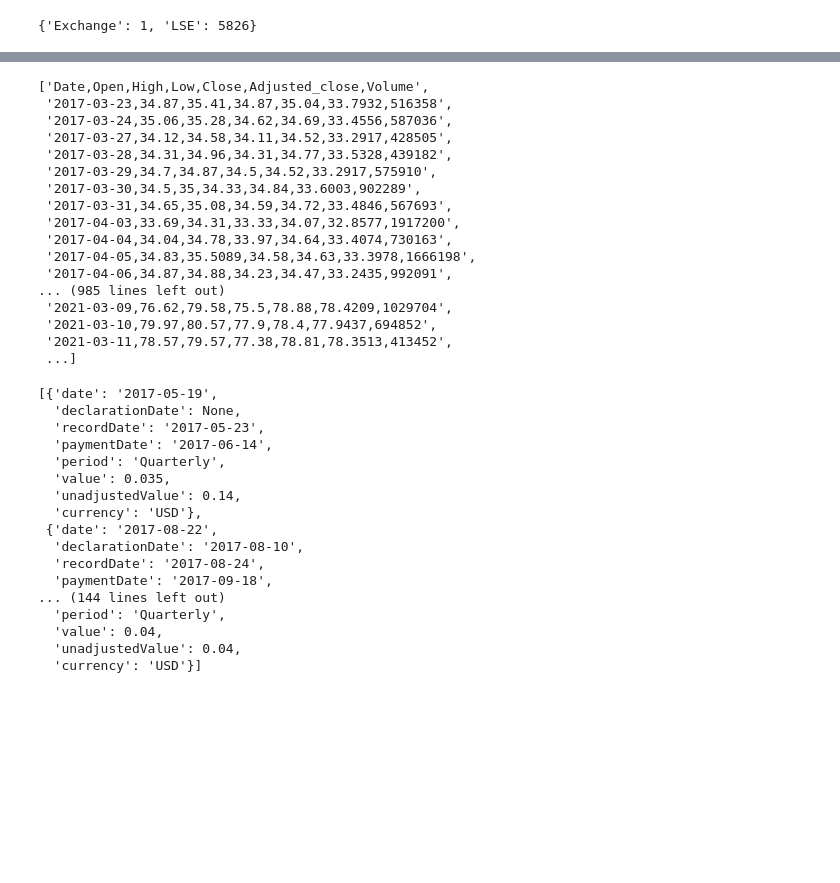
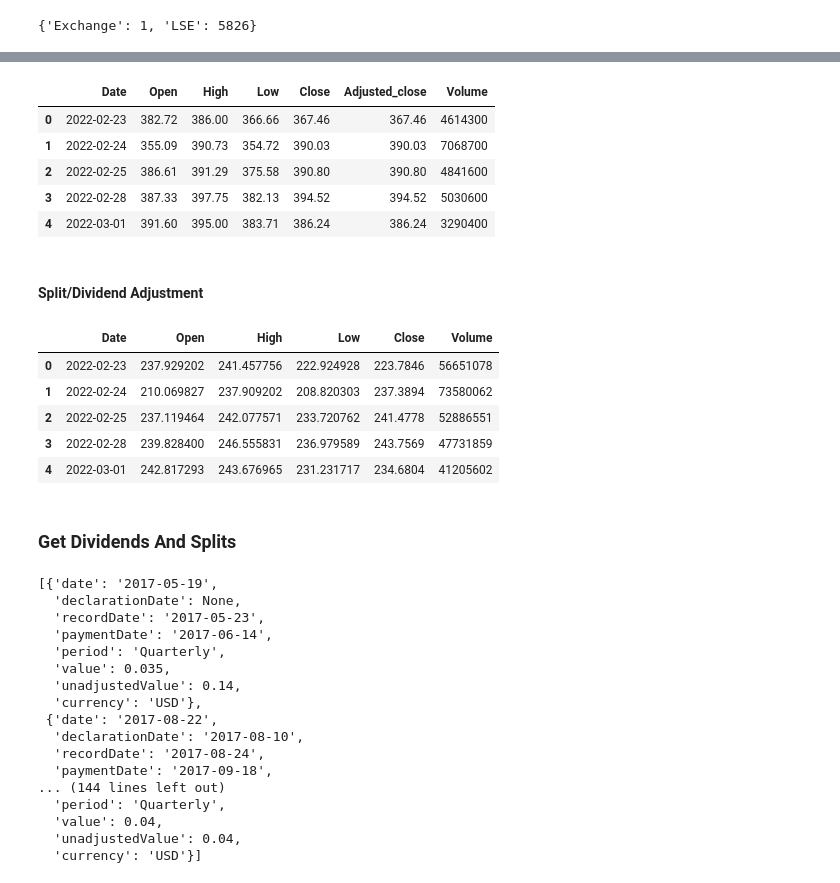
Before and after one commit to mcreutz/playground, a Jupyter notebook: finance/data_api/eod_histo_data.ipynb, the cells around one changed output, grey strips where cells are left out. Cells and saved outputs as stored; diff of their text form; code cells hidden in the pictures; blank space fills up the shorter version.

```diff
--- a/finance/data_api/eod_histo_data.ipynb
+++ b/finance/data_api/eod_histo_data.ipynb
@@ -101,23 +104,17 @@ TICKER = "NVDA.US"
 # %%
 url = f"https://eodhistoricaldata.com/api/eod/{TICKER}?api_token={API_KEY}&from={FROM}&to={TO}"
 quotes = requests.get(url=url)
-# %%
-quotes.text.split("\n")
-# %% [output]
-['Date,Open,High,Low,Close,Adjusted_close,Volume',
- '2017-03-23,34.87,35.41,34.87,35.04,33.7932,516358',
- '2017-03-24,35.06,35.28,34.62,34.69,33.4556,587036',
- '2017-03-27,34.12,34.58,34.11,34.52,33.2917,428505',
- '2017-03-28,34.31,34.96,34.31,34.77,33.5328,439182',
- '2017-03-29,34.7,34.87,34.5,34.52,33.2917,575910',
- '2017-03-30,34.5,35,34.33,34.84,33.6003,902289',
- '2017-03-31,34.65,35.08,34.59,34.72,33.4846,567693',
- '2017-04-03,33.69,34.31,33.33,34.07,32.8577,1917200',
- '2017-04-04,34.04,34.78,33.97,34.64,33.4074,730163',
- '2017-04-05,34.83,35.5089,34.58,34.63,33.3978,1666198',
- '2017-04-06,34.87,34.88,34.23,34.47,33.2435,992091',
-... (985 lines left out)
- '2021-03-09,76.62,79.58,75.5,78.88,78.4209,1029704',
- '2021-03-10,79.97,80.57,77.9,78.4,77.9437,694852',
- '2021-03-11,78.57,79.57,77.38,78.81,78.3513,413452',
- ...]
+# %%
+# &fmt=json   pd.read_json(quotes.text)
+df = pd.read_csv(url, skipfooter=1)
+# %%
+df.head()
+# %% [output]
+|  | Date | Open | High | Low | Close | Adjusted_close | Volume |
+| 0 | 2022-02-23 | 382.72 | 386.00 | 366.66 | 367.46 | 367.46 | 4614300 |
+| 1 | 2022-02-24 | 355.09 | 390.73 | 354.72 | 390.03 | 390.03 | 7068700 |
+| 2 | 2022-02-25 | 386.61 | 391.29 | 375.58 | 390.80 | 390.80 | 4841600 |
+| 3 | 2022-02-28 | 387.33 | 397.75 | 382.13 | 394.52 | 394.52 | 5030600 |
+| 4 | 2022-03-01 | 391.60 | 395.00 | 383.71 | 386.24 | 386.24 | 3290400 |
+# %% [markdown]
+#### Split/Dividend Adjustment
@@ -124,3 +128,14 @@ quotes.text.split("\n")
+# %%
+df.head()
+# %% [output]
+|  | Date | Open | High | Low | Close | Volume |
+| 0 | 2022-02-23 | 237.929202 | 241.457756 | 222.924928 | 223.7846 | 56651078 |
+| 1 | 2022-02-24 | 210.069827 | 237.909202 | 208.820303 | 237.3894 | 73580062 |
+| 2 | 2022-02-25 | 237.119464 | 242.077571 | 233.720762 | 241.4778 | 52886551 |
+| 3 | 2022-02-28 | 239.828400 | 246.555831 | 236.979589 | 243.7569 | 47731859 |
+| 4 | 2022-03-01 | 242.817293 | 243.676965 | 231.231717 | 234.6804 | 41205602 |
+# %% [markdown]
+### Get Dividends And Splits
 # %%
 url = f"https://eodhistoricaldata.com/api/div/{TICKER}?api_token={API_KEY}&from={FROM}&fmt=json"
 dividends = requests.get(url=url)
```
Also changed, not shown: parts of 11 cells of this notebook.
